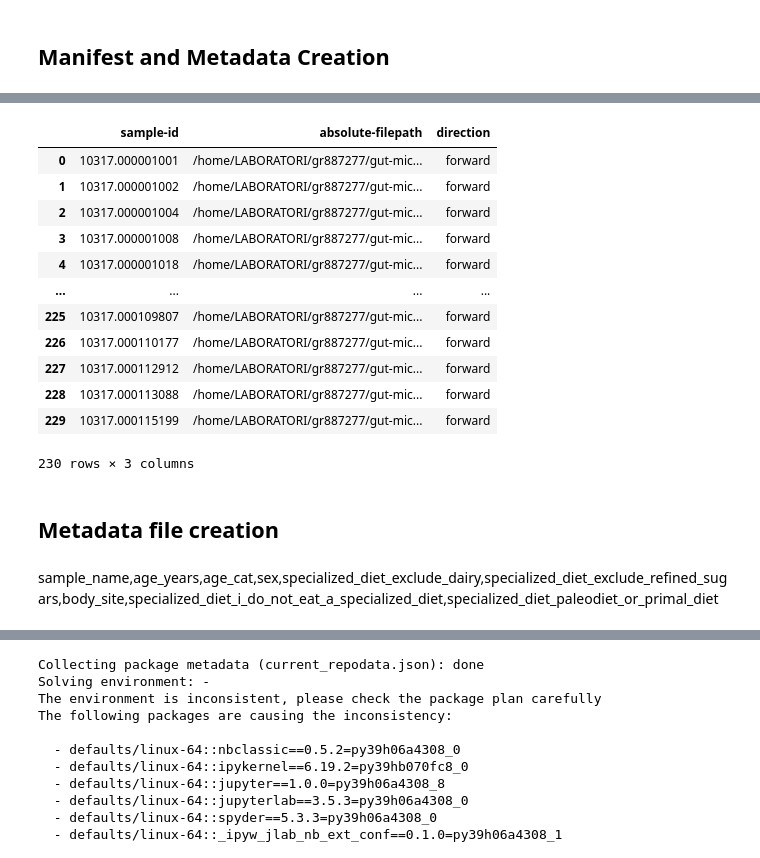
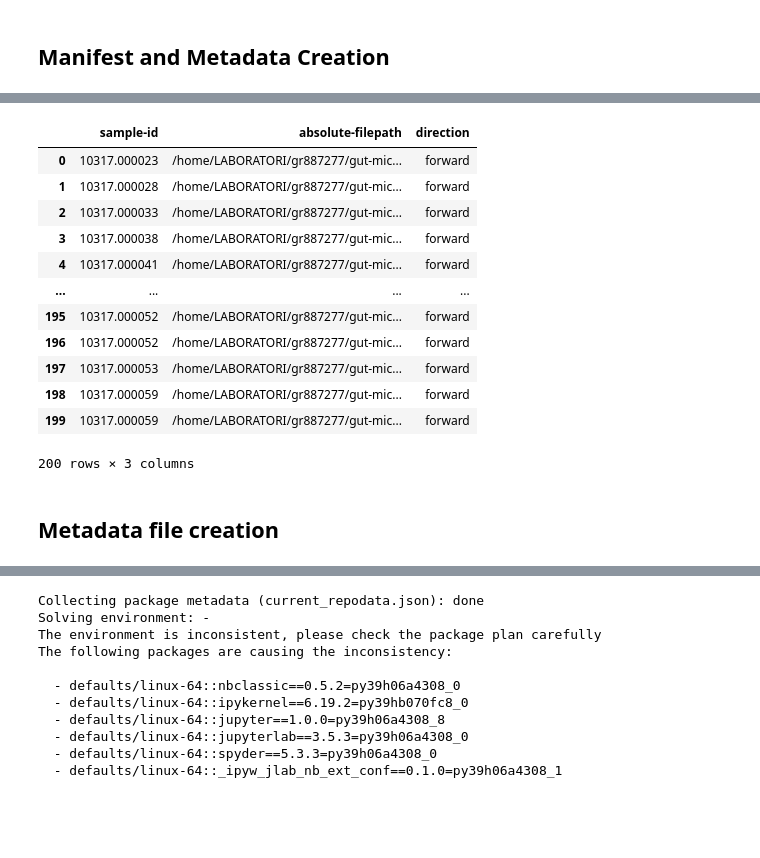
Before and after one commit to grusso98/gut-microbiota-diet, a Jupyter notebook: fastq-analysis.ipynb, the cells around one changed output, grey strips where cells are left out. Saved outputs shown, nothing was run; the diff lists cells and outputs as text; code cells hidden in the pictures; blank space fills up the shorter version.

```diff
--- a/fastq-analysis.ipynb
+++ b/fastq-analysis.ipynb
@@ -33,0 +8,3 @@ data_id
+# %%
+data = pd.read_csv('data_eda/data_final_groups.csv')
+data.head(5)
@@ -34,4 +27,4 @@ data_id
 # %%
-manifest = data_id.sample_names.to_frame()
+manifest = data.sample_names_y.to_frame()
 # %%
-manifest = manifest.rename(columns={'sample_names': 'sample-id'})
+manifest = manifest.rename(columns={'sample_names_y': 'sample-id'})
@@ -54,26 +31,25 @@ manifest
 # %%
 # Costruiamo e teniamo solo le colonne che ci servono
-manifest['absolute-filepath'] = '/home/LABORATORI/gr887277/gut-microbiota-diet/good_quality_20'+ data_id['run_ids']
+manifest['absolute-filepath'] = '/home/LABORATORI/gr887277/gut-microbiota-diet/data_eda/good_quality_20/'+ data['run_ids_y']+'.fastq'
 manifest['direction'] = 'forward'
 
-manifest = manifest[['sample-id', 'absolute-filepath', 'direction']]
 
 # Scriviamo il csv
 manifest.to_csv('fastq_manifest.csv', sep=',', index=False)
 manifest
 # %% [output]
 |  | sample-id | absolute-filepath | direction |
-| 0 | 10317.000001001 | /home/LABORATORI/gr887277/gut-mic... | forward |
-| 1 | 10317.000001002 | /home/LABORATORI/gr887277/gut-mic... | forward |
-| 2 | 10317.000001004 | /home/LABORATORI/gr887277/gut-mic... | forward |
-| 3 | 10317.000001008 | /home/LABORATORI/gr887277/gut-mic... | forward |
-| 4 | 10317.000001018 | /home/LABORATORI/gr887277/gut-mic... | forward |
+| 0 | 10317.000023 | /home/LABORATORI/gr887277/gut-mic... | forward |
+| 1 | 10317.000028 | /home/LABORATORI/gr887277/gut-mic... | forward |
+| 2 | 10317.000033 | /home/LABORATORI/gr887277/gut-mic... | forward |
+| 3 | 10317.000038 | /home/LABORATORI/gr887277/gut-mic... | forward |
+| 4 | 10317.000041 | /home/LABORATORI/gr887277/gut-mic... | forward |
 | ... | ... | ... | ... |
-| 225 | 10317.000109807 | /home/LABORATORI/gr887277/gut-mic... | forward |
-| 226 | 10317.000110177 | /home/LABORATORI/gr887277/gut-mic... | forward |
-| 227 | 10317.000112912 | /home/LABORATORI/gr887277/gut-mic... | forward |
-| 228 | 10317.000113088 | /home/LABORATORI/gr887277/gut-mic... | forward |
-| 229 | 10317.000115199 | /home/LABORATORI/gr887277/gut-mic... | forward |
+| 195 | 10317.000052 | /home/LABORATORI/gr887277/gut-mic... | forward |
+| 196 | 10317.000052 | /home/LABORATORI/gr887277/gut-mic... | forward |
+| 197 | 10317.000053 | /home/LABORATORI/gr887277/gut-mic... | forward |
+| 198 | 10317.000059 | /home/LABORATORI/gr887277/gut-mic... | forward |
+| 199 | 10317.000059 | /home/LABORATORI/gr887277/gut-mic... | forward |
-230 rows × 3 columns
+200 rows × 3 columns
 # %% [markdown]
 ## Metadata file creation
@@ -82,2 +55,0 @@ data = pd.read_csv('ref_sugar_sample.csv')
-# %% [markdown]
-sample_name,age_years,age_cat,sex,specialized_diet_exclude_dairy,specialized_diet_exclude_refined_sugars,body_site,specialized_diet_i_do_not_eat_a_specialized_diet,specialized_diet_paleodiet_or_primal_diet
```
Also changed, not shown: parts of 25 cells of this notebook, 2 other files.
